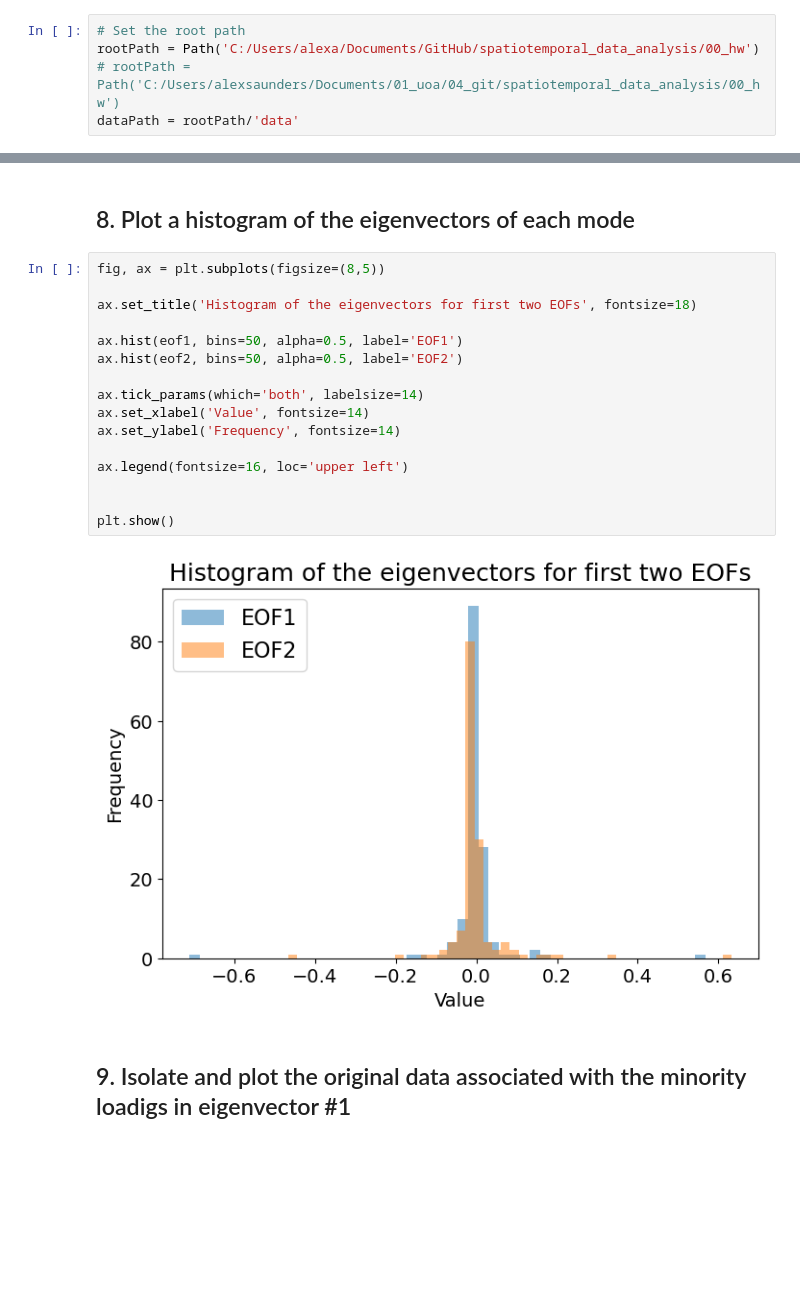
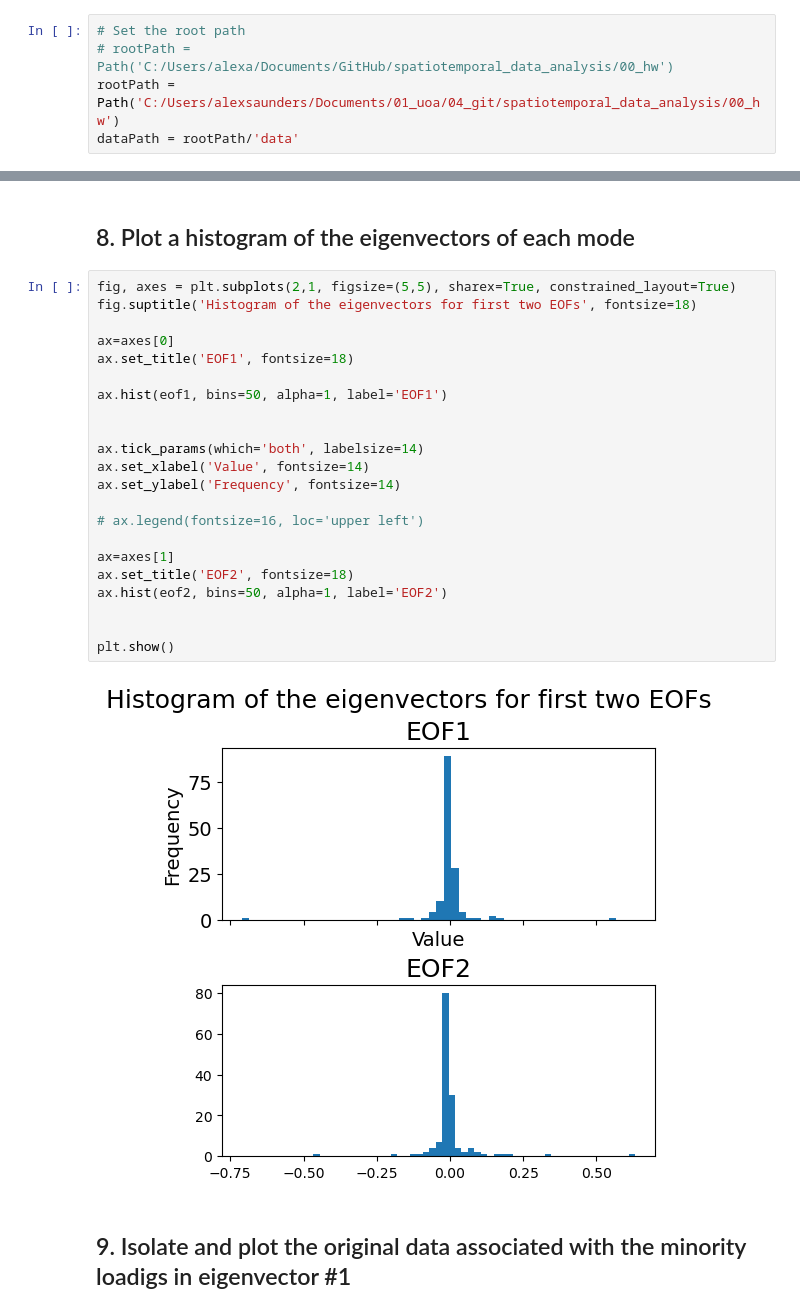
Before and after one commit to alex-saunders00/spatiotemporal_data_analysis, a Jupyter notebook: 00_hw/scr/hw3_Saunders.ipynb, the cells around one changed output, grey strips where cells are left out. Saved outputs shown, nothing was run; the diff lists cells and outputs as text; blank space fills up the shorter version.

```diff
--- a/00_hw/scr/hw3_Saunders.ipynb
+++ b/00_hw/scr/hw3_Saunders.ipynb
@@ -21,8 +21,8 @@ import xarray
 # from matplotlib.ticker import MultipleLocator
 # %%
 # Set the root path
-rootPath = Path('C:/Users/alexa/Documents/GitHub/spatiotemporal_data_analysis/00_hw')
-# rootPath = Path('C:/Users/alexsaunders/Documents/01_uoa/04_git/spatiotemporal_data_analysis/00_hw')
+# rootPath = Path('C:/Users/alexa/Documents/GitHub/spatiotemporal_data_analysis/00_hw')
+rootPath = Path('C:/Users/alexsaunders/Documents/01_uoa/04_git/spatiotemporal_data_analysis/00_hw')
 dataPath = rootPath/'data'
 # %% [markdown]
 ## 2. Load the FAO cereal production data
@@ -216,23 +269,29 @@ We see that mode 1 is a rising trend, that mirrors the obvious rising structure
 # %% [markdown]
 ## 8. Plot a histogram of the eigenvectors of each mode
 # %%
-fig, ax = plt.subplots(figsize=(8,5))
+fig, axes = plt.subplots(2,1, figsize=(5,5), sharex=True, constrained_layout=True)
+fig.suptitle('Histogram of the eigenvectors for first two EOFs', fontsize=18)
 
-ax.set_title('Histogram of the eigenvectors for first two EOFs', fontsize=18)
+ax=axes[0]
+ax.set_title('EOF1', fontsize=18)
 
-ax.hist(eof1, bins=50, alpha=0.5, label='EOF1')
-ax.hist(eof2, bins=50, alpha=0.5, label='EOF2')
+ax.hist(eof1, bins=50, alpha=1, label='EOF1')
+
 
 ax.tick_params(which='both', labelsize=14)
 ax.set_xlabel('Value', fontsize=14)
 ax.set_ylabel('Frequency', fontsize=14)
 
-ax.legend(fontsize=16, loc='upper left')
+# ax.legend(fontsize=16, loc='upper left')
+
+ax=axes[1]
+ax.set_title('EOF2', fontsize=18)
+ax.hist(eof2, bins=50, alpha=1, label='EOF2')
 
 
 plt.show()
 # %% [output]
-[figure, old version]
+[figure, new version]
 # %% [markdown]
 ## 9. Isolate and plot the original data associated with the minority loadigs in eigenvector #1
 # %%
```
Also changed, not shown: parts of 11 cells of this notebook.
